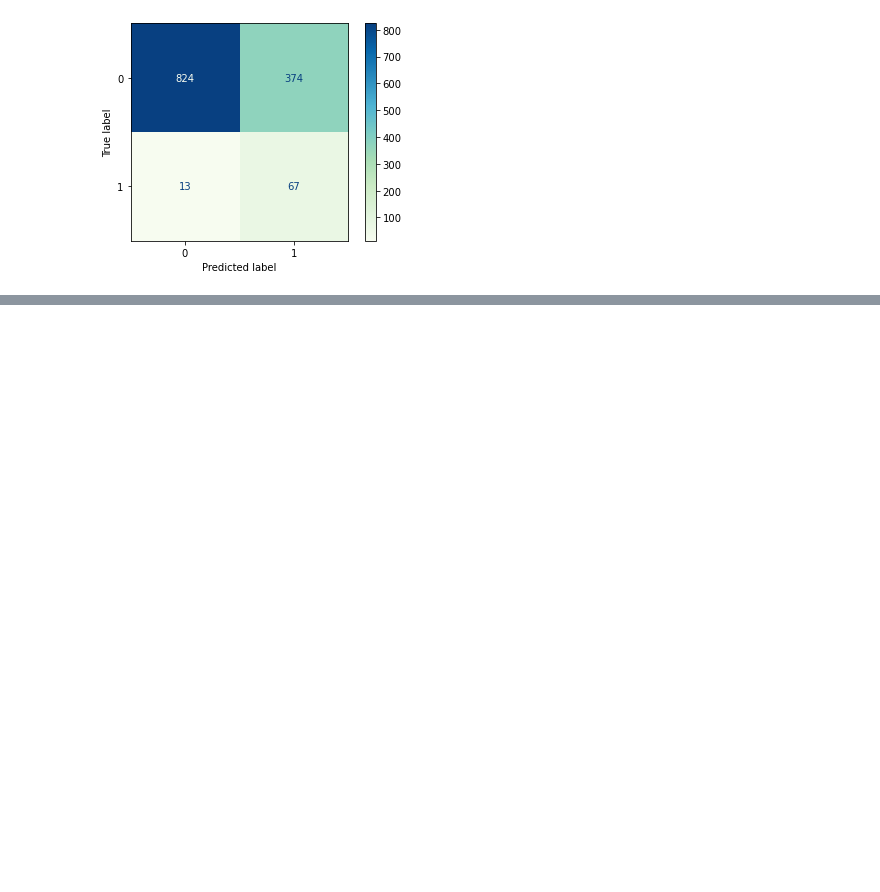
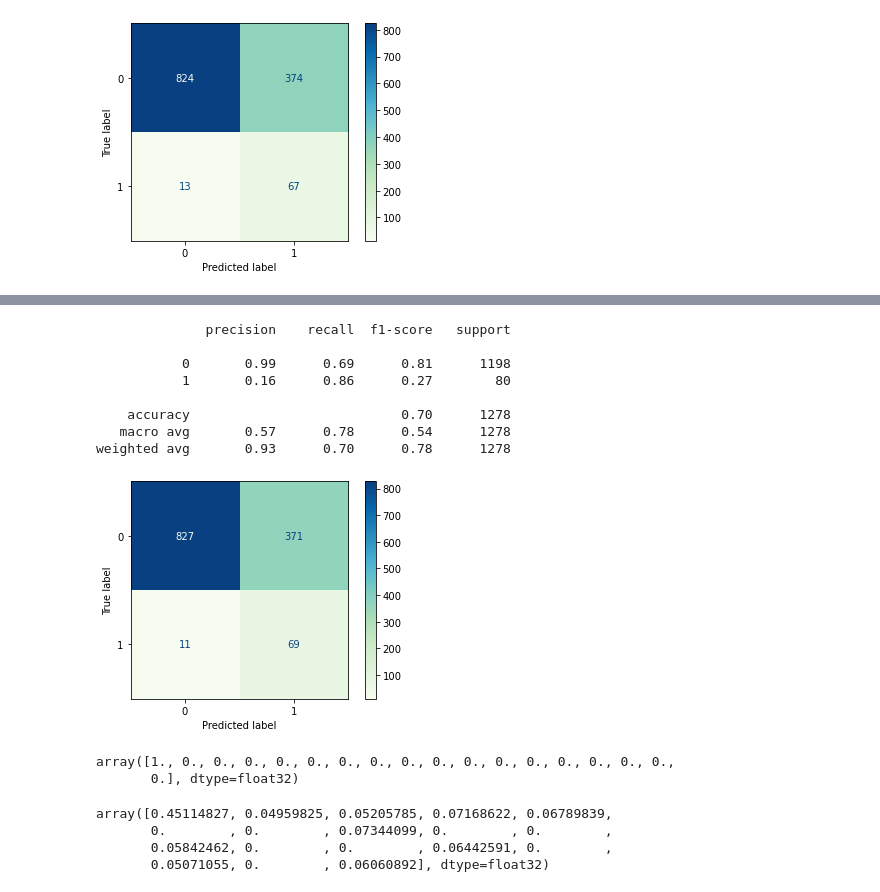
Before and after one commit to jasonarikupurathu/stroke-predictions, a Jupyter notebook: Analysis-Notebook.ipynb, the cells around one changed output, grey strips where cells are left out. Saved outputs shown, nothing was run; the diff lists cells and outputs as text; code cells hidden in the pictures; blank space fills up the shorter version.

Commit message:
After modeling and feature importance

```diff
--- a/Analysis-Notebook.ipynb
+++ b/Analysis-Notebook.ipynb
@@ -383,17 +778,19 @@ cv_xgb.best_params_
 # %%
 steps = [('trans', trans),
          ('sm', SMOTE()),
-         ('xgb2',xgboost.XGBClassifier(n_jobs = -1,
+         ('xgb2',xgboost.XGBClassifier(
                                       max_depth = 2,))]
 
 
 xgb_pipe2 = imbpipeline(steps=steps)
 
 params = {
-    'xgb2__learning_rate': [.001,.002,.003,.004,.005,.006,.007,.008,.009]
+    'xgb2__learning_rate': [.0009,.001],
+    'xgb2__max_depth': [2,3,4],
+    'xgb2__n_estimators': [100,125,150,175]
 }
 
-cv_xgb2 = GridSearchCV(xgb_pipe2, param_grid=params, scoring='recall', verbose = True)
+cv_xgb2 = GridSearchCV(xgb_pipe2, param_grid=params, scoring='recall', n_jobs = -1, verbose = True)
 # %%
 cv_xgb2.fit(X_train, y_train)
 # %% [output]
@@ -450,17 +856,18 @@ weighted avg       0.93      0.71      0.79      1278
 # %%
 steps = [('trans', trans),
          ('sm', SMOTE()),
-         ('xgb3',xgboost.XGBClassifier(n_jobs = -1))]
+         ('xgb3',xgboost.XGBClassifier())]
 
 
 xgb_pipe3 = imbpipeline(steps=steps)
 
 params = {
-    'xgb3__learning_rate': [.003],
-    'xgb3__max_depth': [2,3]
+    'xgb3__learning_rate': [.0009],
+    'xgb3__max_depth': [2],
+    'xgb3__n_estimators': [100]
 }
 
-cv_xgb3 = GridSearchCV(xgb_pipe3, param_grid=params, scoring='recall', verbose = True)
+cv_xgb3 = GridSearchCV(xgb_pipe3, param_grid=params, scoring='recall', verbose = True, n_jobs = -1)
 # %%
 cv_xgb3.fit(X_train, y_train)
 # %% [output]
@@ -514,0 +926,11 @@ weighted avg       0.93      0.70      0.78      1278
+# %%
+steps = [('trans', trans),
+         ('sm', SMOTE()),
+         ('xgb3',xgboost.XGBClassifier(n_jobs = -1,
+                                      max_depth = 2,
+                                      learning_rate = 0.009,
+                                      n_estimators = 175))]
+
+
+xgb_pipe3 = imbpipeline(steps=steps)
+xgb_pipe3.fit(X_train, y_train)
@@ -514,0 +955,24 @@ weighted avg       0.93      0.70      0.78      1278
+# %%
+evaluation_report(xgb_pipe3, X_test, y_test)
+# %% [output]
+              precision    recall  f1-score   support
+
+           0       0.99      0.69      0.81      1198
+           1       0.16      0.86      0.27        80
+
+    accuracy                           0.70      1278
+   macro avg       0.57      0.78      0.54      1278
+weighted avg       0.93      0.70      0.78      1278
+[figure, added]
+# %%
+cv_xgb.best_estimator_.named_steps['xgb'].feature_importances_
+# %% [output]
+array([1., 0., 0., 0., 0., 0., 0., 0., 0., 0., 0., 0., 0., 0., 0., 0., 0.,
+       0.], dtype=float32)
+# %%
+xgb_pipe3.named_steps['xgb3'].feature_importances_
+# %% [output]
+array([0.45114827, 0.04959825, 0.05205785, 0.07168622, 0.06789839,
+       0.        , 0.        , 0.07344099, 0.        , 0.        ,
+       0.05842462, 0.        , 0.        , 0.06442591, 0.        ,
+       0.05071055, 0.        , 0.06060892], dtype=float32)
```
Also changed, not shown: parts of 62 cells of this notebook.
